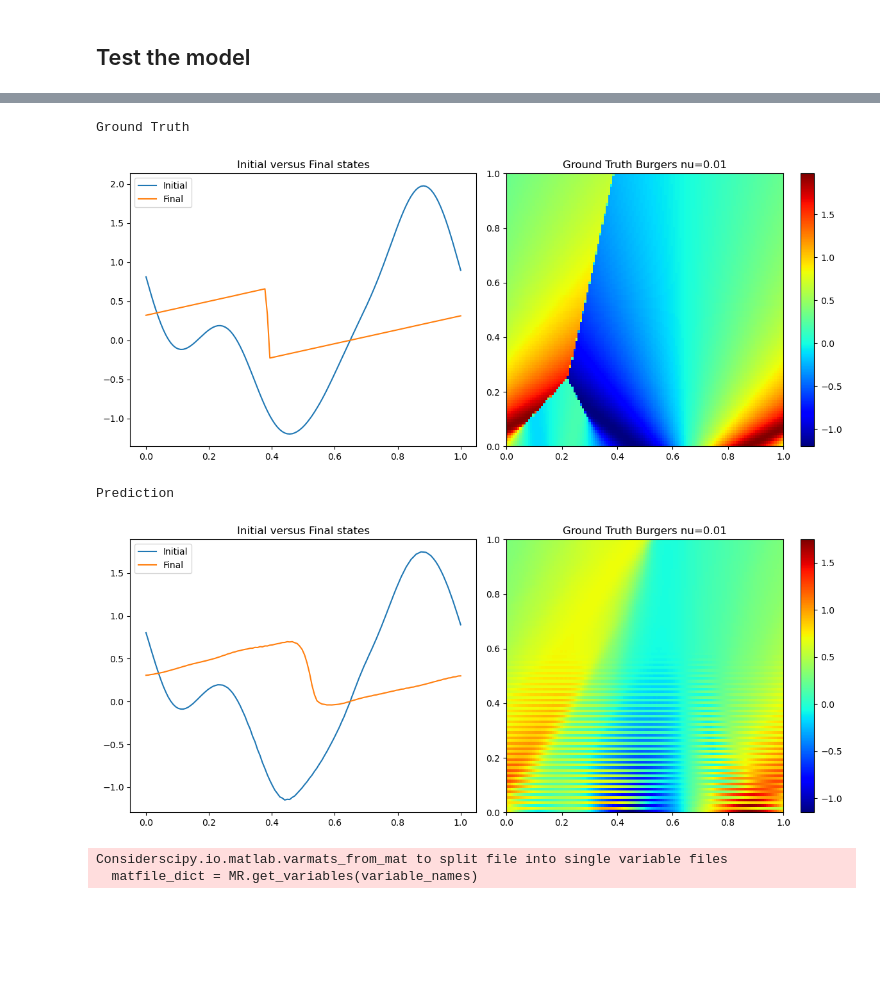
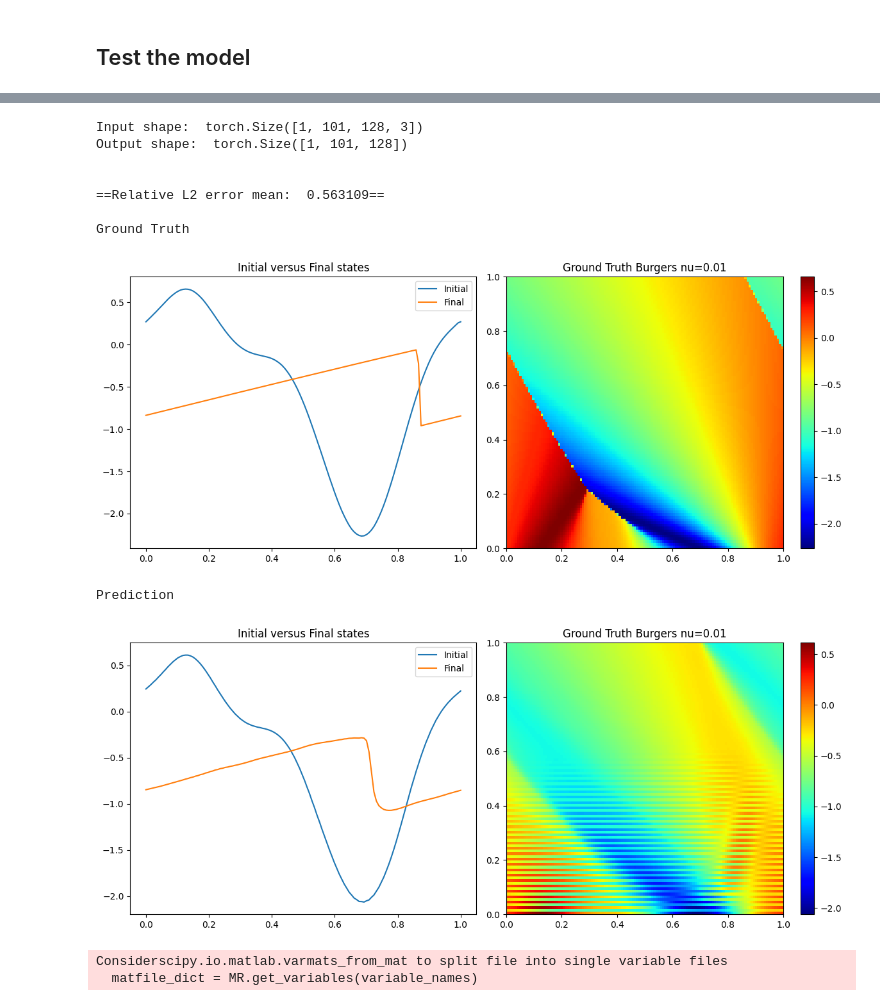
Before and after one commit to nhungpham-418/PI-FNO-reproduce, a Jupyter notebook: Results/FNO-burgers-nu-0-data-0-pde-1-ic-10-64-5.ipynb, the cells around one changed output, grey strips where cells are left out. Saved outputs shown, nothing was run; the diff lists cells and outputs as text; code cells hidden in the pictures; blank space fills up the shorter version.

```diff
--- a/Results/FNO-burgers-nu-0-data-0-pde-1-ic-10-64-5.ipynb
+++ b/Results/FNO-burgers-nu-0-data-0-pde-1-ic-10-64-5.ipynb
@@ -32,7 +33,7 @@ model = FNO2d(modes1=config['model']['modes1'],
               layers=config['model']['layers'],
               act=config['model']['act']).to(device)
 
-ckpt_path = "checkpoints/burgers-FDM/burgers-invisicd-data-0-pde-1-ic-10-64-5.pt"
+ckpt_path = "/home/tp526/neuraloperator/data/burgers-invisicd-data-0-pde-1-ic-10-64-5.pt"
 ckpt = torch.load(ckpt_path)
 model.load_state_dict(ckpt['model'])
 # %% [output]
@@ -208,3 +209,19 @@ y shape: (100, 101, 128)
 [figure]
 # %% [markdown]
 <h2>Test the model</h2>
+# %%
+# Load the test data
+import scipy.io
+
+# Load the file
+mat_data = scipy.io.loadmat('../data/test_data/burgers_truth_x128_t101_1000.mat')
+
+# View the keys (variable names) inside the file
+print(mat_data.keys())
+
+# Access a specific variable (e.g., if you had a variable named 'my_array')
+data_dict = {
+    'x' : mat_data['input'],
+    'y' : mat_data['output'],
+    'visc' : mat_data['visc']
+}
@@ -300,7 +340,9 @@ L1 std: 1.758433e-01
 # %%
 #
 # %%
-"""k = np.random.randint(50)
+import matplotlib.pyplot as plt
+
+k = np.random.randint(1000)
 
 x, y = torch.tensor(formatted_inputs[k:k+1], dtype=torch.float32).to(device), torch.tensor(data_dict["y"][k:k+1], dtype=torch.float32).to(device)
 
@@ -312,7 +354,7 @@ out = model(x).reshape(y.shape)
 
 data_loss = torch.norm(out - y) / torch.norm(y)
 
-print(f'==Relative L2 error mean: {data_loss.item() : .6f}==\n')"""
+print(f'==Relative L2 error mean: {data_loss.item() : .6f}==\n')
 
 # Plot
 print("Ground Truth")
@@ -326,36 +368,42 @@ plt.plot(x_grid, truth[-1], label="Final")
 plt.title("Initial versus Final states")
 plt.legend()
 
 plt.subplot(1, 2, 2)
 plt.imshow(truth, extent=[0, 1, 0, 1], origin="lower", aspect="auto", cmap="jet")
 plt.title("Ground Truth Burgers nu=0.01")
 plt.colorbar()
 
 plt.tight_layout()
 plt.show()
 
 print("Prediction")
 pred = out[0].detach().cpu().numpy()
 
 plt.figure(figsize=(12, 5))
 plt.subplot(1, 2, 1)
 plt.plot(x_grid, pred[0], label="Initial")
 plt.plot(x_grid, pred[-1], label="Final")
 plt.title("Initial versus Final states")
 plt.legend()
 
 plt.subplot(1, 2, 2)
 plt.imshow(pred, extent=[0, 1, 0, 1], origin="lower", aspect="auto", cmap="jet")
 plt.title("Ground Truth Burgers nu=0.01")
 plt.colorbar()
 
 plt.tight_layout()
 plt.show()
 # %% [output]
+Input shape:  torch.Size([1, 101, 128, 3])
+Output shape:  torch.Size([1, 101, 128])
+
+
+==Relative L2 error mean:  0.563109==
+
 Ground Truth
-[figure, old version]
+[figure, new version]
 Prediction
-[figure, old version]
+[figure, new version]
 # %%
 dataset = BurgersLoader("/home/tp526/neuraloperator/data/burgers_pino.mat",
                             nx=128, nt=100,
```
Also changed, not shown: parts of 6 cells of this notebook, 1 other file.
